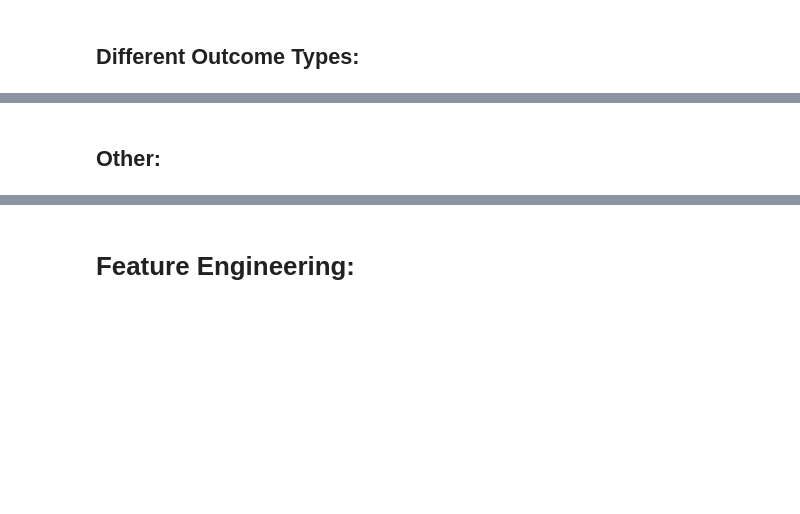
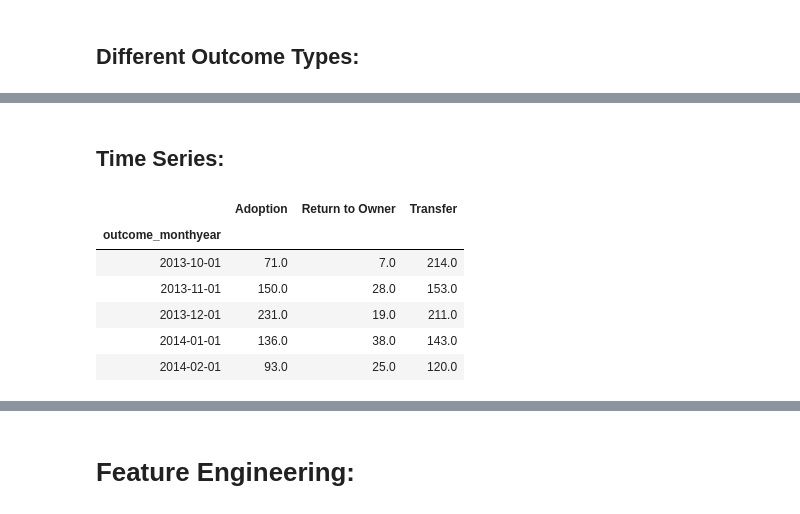
Before and after one commit to thomaskbrown18/mod_3_ml_proj, a Jupyter notebook: student.ipynb, the cells around one changed output, grey strips where cells are left out. Drawn from its saved outputs; the diff is of its cells as text; code cells hidden in the pictures; blank space fills up the shorter version.

```diff
--- a/student.ipynb
+++ b/student.ipynb
@@ -385,2 +389,2 @@ ax2.set_title('Cat Outcomes by Sex');
-# %% [markdown]
-## Other:
+# %% [markdown]
+## Time Series:
@@ -386,0 +406,10 @@ ax2.set_title('Cat Outcomes by Sex');
+# %%
+timedf_cat.head()
+# %% [output]
+|  | Adoption | Return to Owner | Transfer |
+| outcome_monthyear |  |  |  |
+| 2013-10-01 | 71.0 | 7.0 | 214.0 |
+| 2013-11-01 | 150.0 | 28.0 | 153.0 |
+| 2013-12-01 | 231.0 | 19.0 | 211.0 |
+| 2014-01-01 | 136.0 | 38.0 | 143.0 |
+| 2014-02-01 | 93.0 | 25.0 | 120.0 |
```
Also changed, not shown: parts of 21 cells of this notebook, 3 other files.
